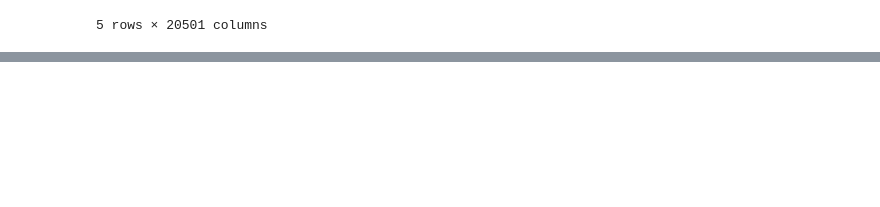
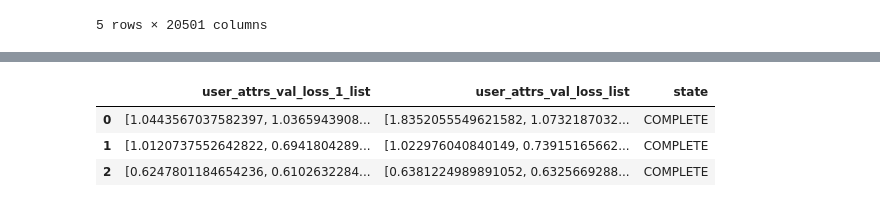
Before and after one commit to albertolzs/edc_mo_pdac, a Jupyter notebook: src/main.ipynb, the cells around one changed output, grey strips where cells are left out. Cells and saved outputs as stored; diff of their text form; code cells hidden in the pictures; blank space fills up the shorter version.

Commit message:
Optimization

```diff
--- a/src/main.ipynb
+++ b/src/main.ipynb
@@ -67,8 +64,3 @@ samples = methylation_data.index.intersection(rnaseq_data.index)
 methylation_data = methylation_data.loc[samples]
 rnaseq_data = rnaseq_data.loc[samples]
 assert methylation_data.index.equals(rnaseq_data.index)
-
-methylation_train, methylation_val, rnaseq_train, rnaseq_val = train_test_split(methylation_data, rnaseq_data,
-                                                                                train_size= 0.6, random_state= settings.RANDOM_STATE)
-methylation_val, methylation_test, rnaseq_val, rnaseq_test = train_test_split(methylation_val, rnaseq_val,
-                                                                              train_size= 0.5, random_state= settings.RANDOM_STATE)
@@ -114,8 +70,8 @@ rnaseq_pipeline = make_pipeline(
     RemoveFeaturesLowMAE(percentage_to_keep= 0.5, verbose= True),
     RemoveCorrelatedFeatures(threshold = 0.85, verbose= True),
     FunctionTransformer(lambda x: np.log2(1 + x)),
-    FeatureSelectionNMF(nmf = NMF(n_components= 50, max_iter=500, random_state=settings.RANDOM_STATE), n_largest= 3, verbose= True),
+    FeatureSelectionNMF(nmf = NMF(n_components= 50, max_iter=1000, random_state=settings.RANDOM_STATE), n_largest= 3, verbose= True),
     StandardScaler().set_output(transform= 'pandas'),
 )
-rnaseq_pipeline.fit(rnaseq_train)
+rnaseq_pipeline
 # %% [output]
@@ -165,5 +98,5 @@ methylation_pipeline = make_pipeline(
     FeatureSelectionNMF(nmf = NMF(n_components= 25, max_iter=1000, random_state=settings.RANDOM_STATE), n_largest= 10, verbose= True),
     StandardScaler().set_output(transform= 'pandas'),
 )
-methylation_pipeline.fit(methylation_train)
+methylation_pipeline
 # %% [output]
@@ -310,3 +115,15 @@ LOCAL_RANK: 0 - CUDA_VISIBLE_DEVICES: [0]
 # shutil.rmtree("tensorboard/")
 # shutil.rmtree("lightning_logs/")
 # shutil.rmtree("checkpoints/")
+# %%
+studies = []
+for train_index, test_index in KFold(n_splits=5, shuffle= True, random_state=settings.RANDOM_STATE).split(samples):
+    rnaseq_train, rnaseq_test = rnaseq_data.iloc[train_index], rnaseq_data.iloc[test_index]
+    methylation_train, methylation_test = methylation_data.iloc[train_index], methylation_data.iloc[test_index]
+    study = optuna.create_study(direction="minimize")
+    func_objective = lambda trial: Optimization.objective(trial= trial,
+                                                          rnaseq_provtrain= rnaseq_train, methylation_provtrain= methylation_train,
+                                                          rnaseq_test= rnaseq_test, methylation_test= methylation_test,
+                                                          rnaseq_pipeline= rnaseq_pipeline, methylation_pipeline= methylation_pipeline)
+    study.optimize(func_objective, n_trials=3, n_jobs= 3, show_progress_bar= True)
+    studies.append(study)
@@ -312,0 +212,7 @@ LOCAL_RANK: 0 - CUDA_VISIBLE_DEVICES: [0]
+# %%
+study.trials_dataframe().iloc[:, 20:25]
+# %% [output]
+|  | user_attrs_val_loss_1_list | user_attrs_val_loss_list | state |
+| 0 | [1.0443567037582397, 1.0365943908... | [1.8352055549621582, 1.0732187032... | COMPLETE |
+| 1 | [1.0120737552642822, 0.6941804289... | [1.022976040840149, 0.73915165662... | COMPLETE |
+| 2 | [0.6247801184654236, 0.6102632284... | [0.6381224989891052, 0.6325669288... | COMPLETE |
```
Also changed, not shown: parts of 14 cells of this notebook, 3 other files.
